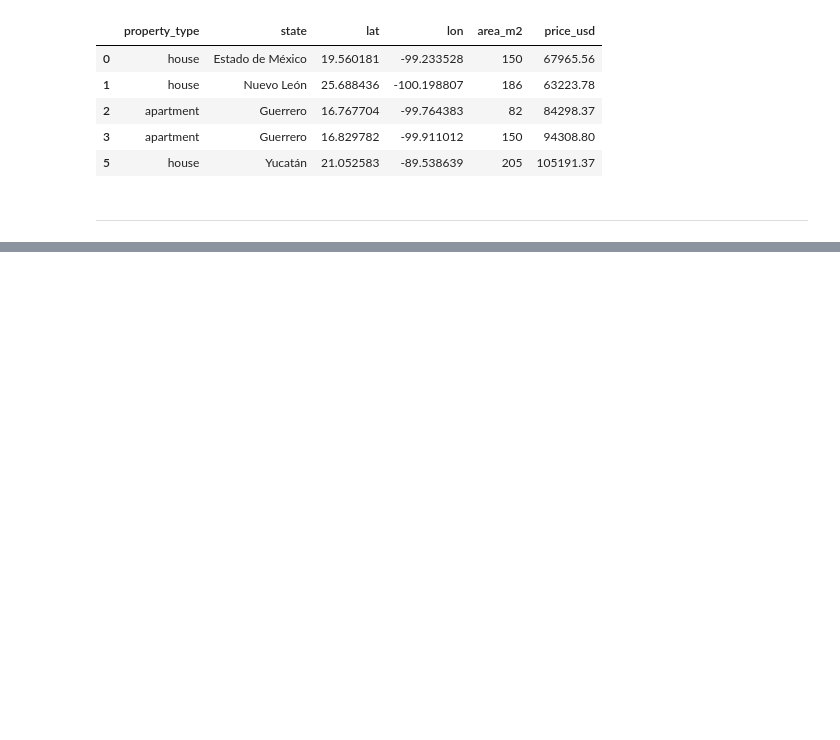
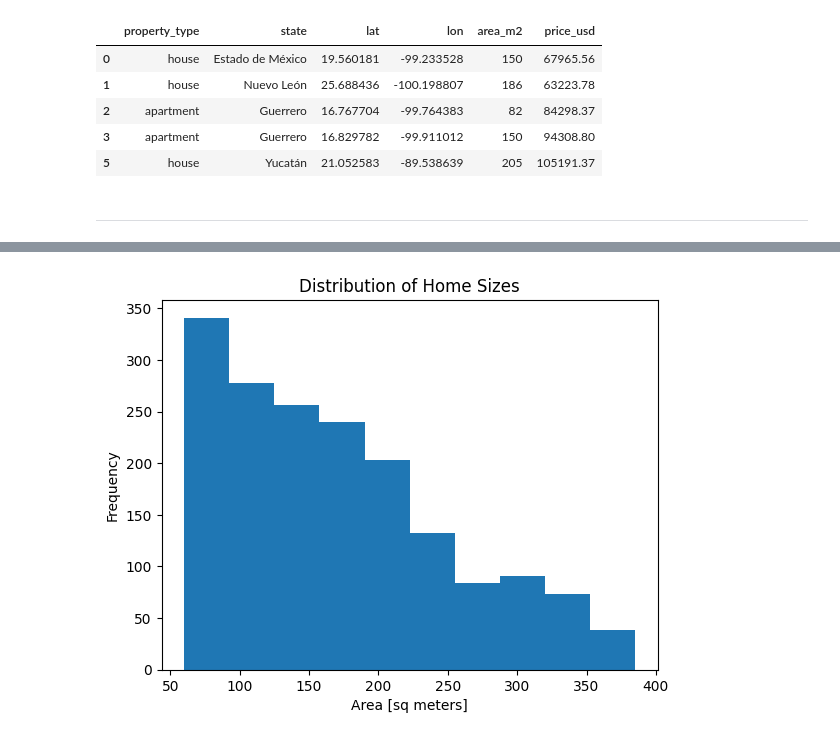
Before and after one commit to ibshafique/mlops_with_poridhi, a Jupyter notebook: prerequisite_projects/WQU_DS/01_housing_in_mexico/mexico_housing.ipynb, the cells around one changed output, grey strips where cells are left out. Saved outputs shown, nothing was run; the diff lists cells and outputs as text; code cells hidden in the pictures; blank space fills up the shorter version.

Commit message:
added histogram and boxplot

```diff
--- a/prerequisite_projects/WQU_DS/01_housing_in_mexico/mexico_housing.ipynb
+++ b/prerequisite_projects/WQU_DS/01_housing_in_mexico/mexico_housing.ipynb
@@ -237,0 +276,8 @@ fig.show()
+# %%
+plt.hist(df['area_m2'])
+plt.xlabel('Area [sq meters]')
+plt.ylabel('Frequency')
+plt.title('Distribution of Home Sizes')
+plt.show()
+# %% [output]
+[figure, added]
```
Also changed, not shown: parts of 5 cells of this notebook.
